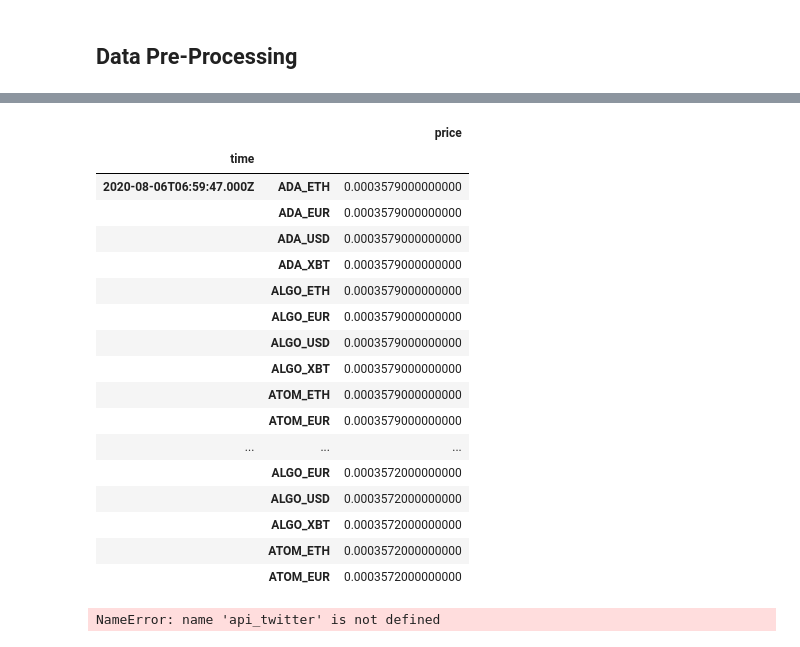
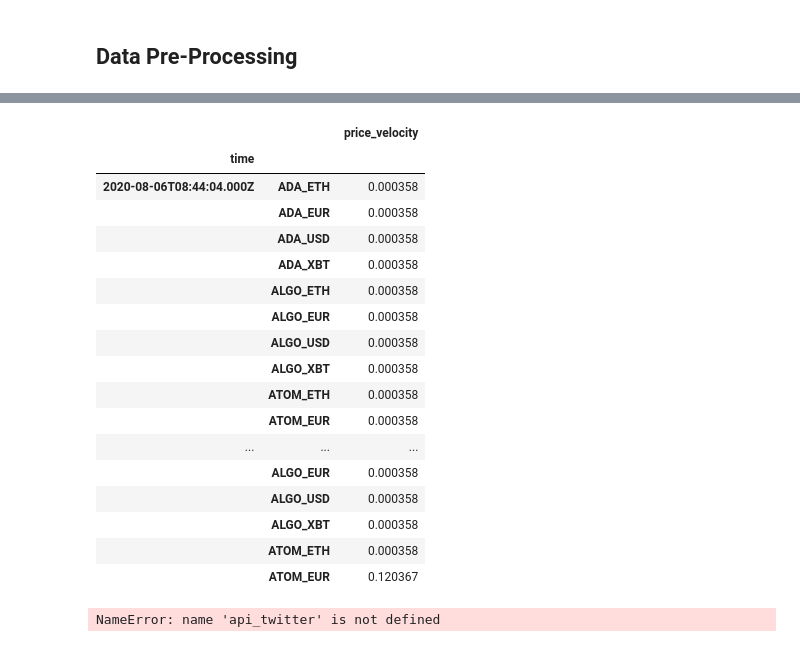
Before and after one commit to gdepalma93/nu_fintech_project_2, a Jupyter notebook: factor_research.ipynb, the cells around one changed output, grey strips where cells are left out. Saved outputs shown, nothing was run; the diff lists cells and outputs as text; code cells hidden in the pictures.

```diff
--- a/Untitled.ipynb
+++ b/factor_research.ipynb
@@ -83,0 +91,7 @@ newsapi = NewsApiClient(api_key=os.environ["NEWS_API_KEY"])
+# %%
+# Kraken Assets
+kraken_assets = shrimpy_client.get_exchange_assets('kraken')
+kraken_assets_df = pd.DataFrame(columns=['id','name', 'symbol', 'trading_symbol'])
+for key, value in enumerate(kraken_assets):
+    kraken_assets_df.loc[key] = [value['id'], value['name'], value['symbol'], value['tradingSymbol']]
+kraken_assets_df
@@ -109,0 +153,3 @@ df_candles = get_prices(kraken_pairs_df_2, '1m', '2016-01-01')
+# %%
+df_candles_t2 = df_candles_t.apply(pd.to_numeric)
+df_candles_t2.head()
@@ -119,26 +223,26 @@ df_candles.head()
 # %%
-df_candles_t = df_candles.set_index('time')
-df_candles_stack = df_candles_t.stack().to_frame(name='price')
+
+df_candles_stack = df_candles_t2.stack().to_frame(name='price_velocity')
 df_candles_stack.head(20)
 # %% [output]
-|  |  | price |
+|  |  | price_velocity |
 | time |  |  |
-| 2020-08-06T06:59:47.000Z | ADA_ETH | 0.0003579000000000 |
-|  | ADA_EUR | 0.0003579000000000 |
-|  | ADA_USD | 0.0003579000000000 |
-|  | ADA_XBT | 0.0003579000000000 |
-|  | ALGO_ETH | 0.0003579000000000 |
-|  | ALGO_EUR | 0.0003579000000000 |
-|  | ALGO_USD | 0.0003579000000000 |
-|  | ALGO_XBT | 0.0003579000000000 |
-|  | ATOM_ETH | 0.0003579000000000 |
-|  | ATOM_EUR | 0.0003579000000000 |
+| 2020-08-06T08:44:04.000Z | ADA_ETH | 0.000358 |
+|  | ADA_EUR | 0.000358 |
+|  | ADA_USD | 0.000358 |
+|  | ADA_XBT | 0.000358 |
+|  | ALGO_ETH | 0.000358 |
+|  | ALGO_EUR | 0.000358 |
+|  | ALGO_USD | 0.000358 |
+|  | ALGO_XBT | 0.000358 |
+|  | ATOM_ETH | 0.000358 |
+|  | ATOM_EUR | 0.000358 |
 | ... | ... | ... |
-|  | ALGO_EUR | 0.0003572000000000 |
-|  | ALGO_USD | 0.0003572000000000 |
-|  | ALGO_XBT | 0.0003572000000000 |
-|  | ATOM_ETH | 0.0003572000000000 |
-|  | ATOM_EUR | 0.0003572000000000 |
+|  | ALGO_EUR | 0.000358 |
+|  | ALGO_USD | 0.000358 |
+|  | ALGO_XBT | 0.000358 |
+|  | ATOM_ETH | 0.000358 |
+|  | ATOM_EUR | 0.120367 |
 # %%
 shrimpy.
 # %%
```
Also changed, not shown: parts of 17 cells of this notebook, 2 other files.
